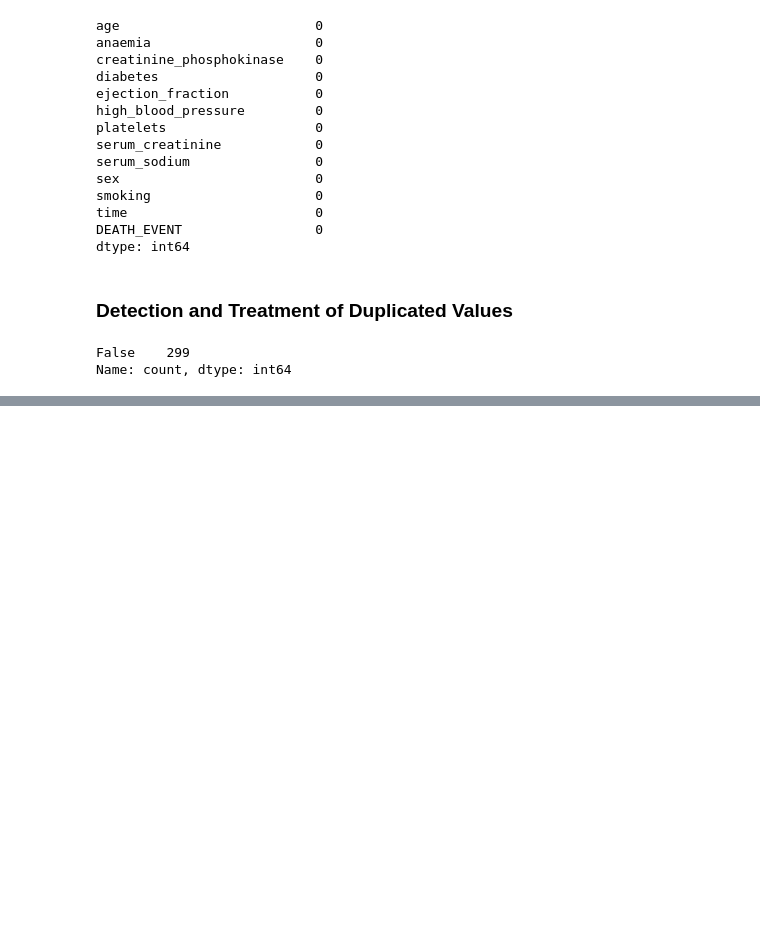
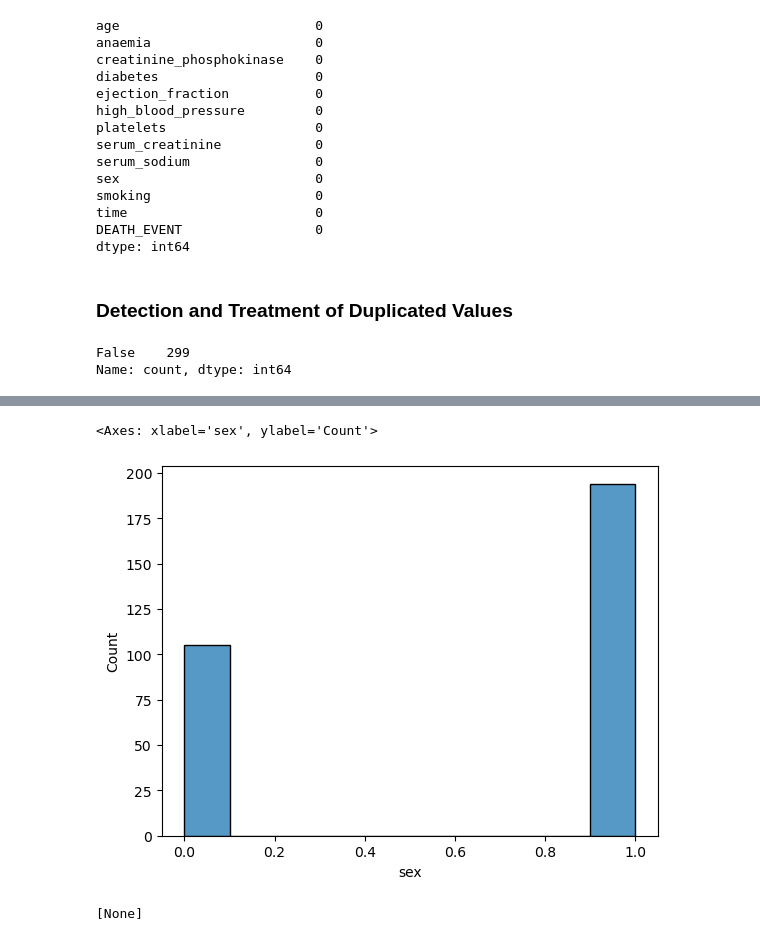
Before and after one commit to baderale/Heart-Failure-Prediction, a Jupyter notebook: Heart Failure Prediction.ipynb, the cells around one changed output, grey strips where cells are left out. Saved outputs shown, nothing was run; the diff lists cells and outputs as text; code cells hidden in the pictures; blank space fills up the shorter version.

```diff
--- a/Heart Failure Prediction.ipynb
+++ b/Heart Failure Prediction.ipynb
@@ -51,0 +98,9 @@ Name: count, dtype: int64
+# %%
+sns.histplot(df, x='sex')
+# %% [output]
+<Axes: xlabel='sex', ylabel='Count'>
+[figure, added]
+# %%
+print(df.columns.names)
+# %% [output]
+[None]
```
Also changed, not shown: parts of 8 cells of this notebook.
